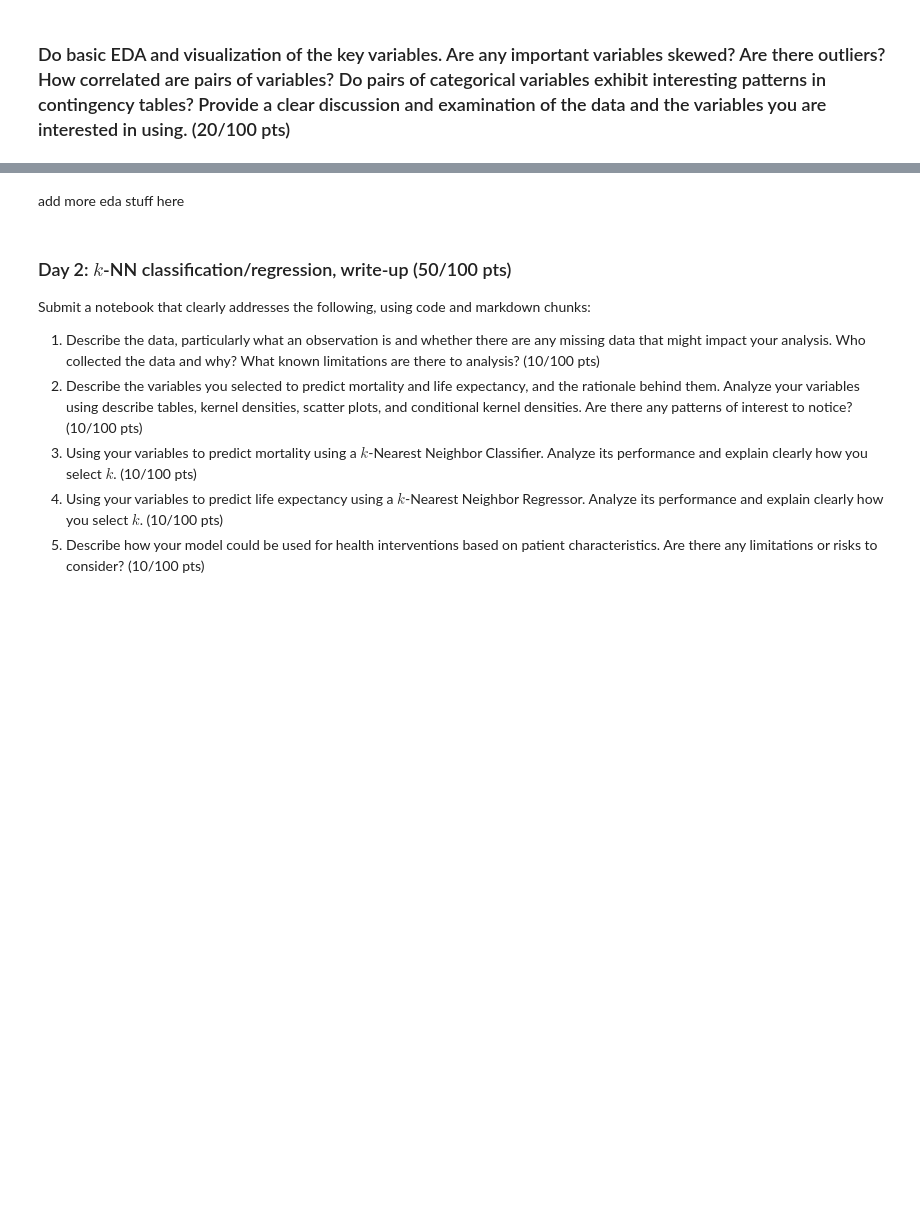
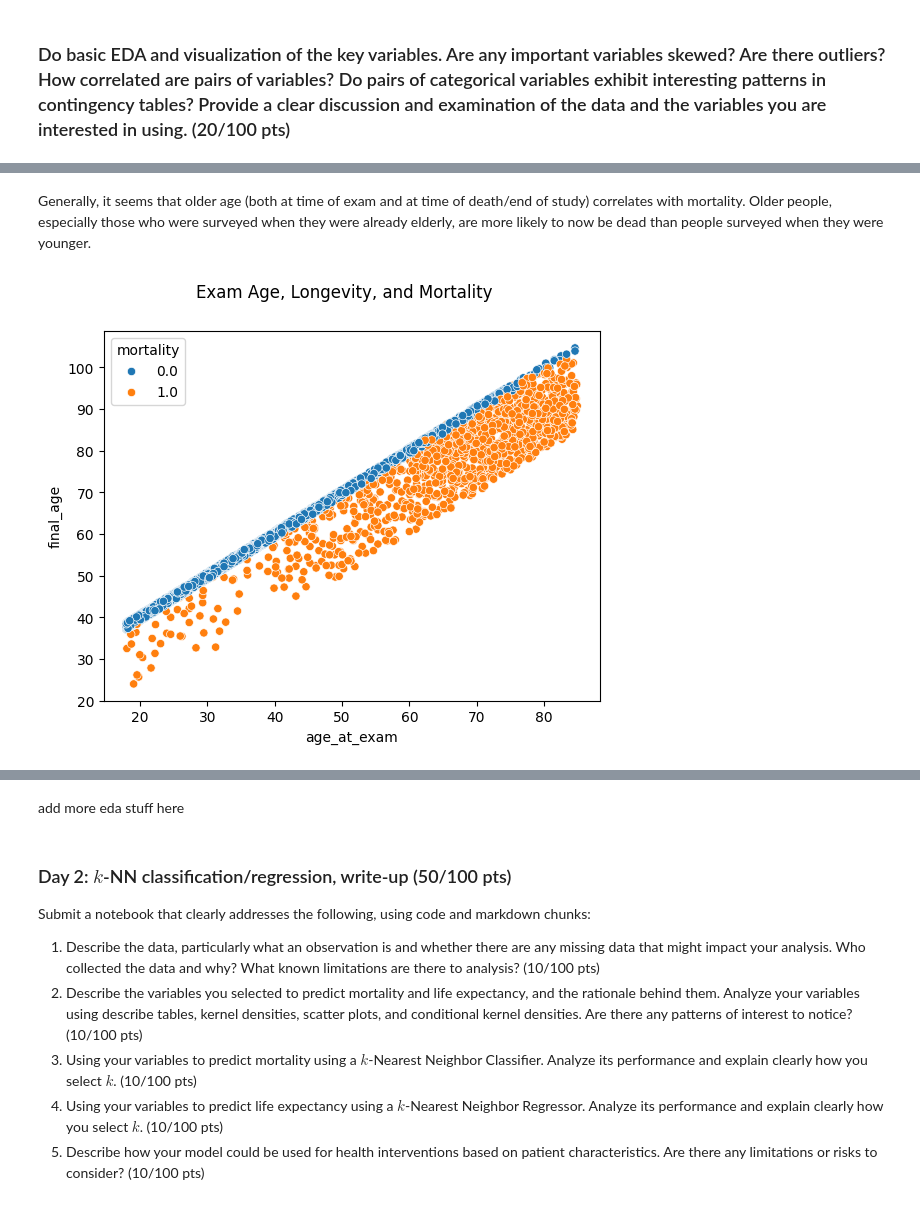
Before and after one commit to swt2vv/ds3021-project1, a Jupyter notebook: project_1_bsds.ipynb, the cells around one changed output, grey strips where cells are left out. Drawn from its saved outputs; the diff is of its cells as text; code cells hidden in the pictures; blank space fills up the shorter version.

```diff
--- a/project_1_bsds.ipynb
+++ b/project_1_bsds.ipynb
@@ -143,0 +162,8 @@ imq_mort_np.head()
+# %% [markdown]
+Generally, it seems that older age (both at time of exam and at time of death/end of study) correlates with mortality. Older people, especially those who were surveyed when they were already elderly, are more likely to now be dead than people surveyed when they were younger.
+# %%
+sns.scatterplot(imq_mort_np, x='age_at_exam', y='final_age', hue='mortality')
+plt.suptitle("Exam Age, Longevity, and Mortality")
+plt.show()
+# %% [output]
+[figure, added]
```
Also changed, not shown: parts of 10 cells of this notebook.
